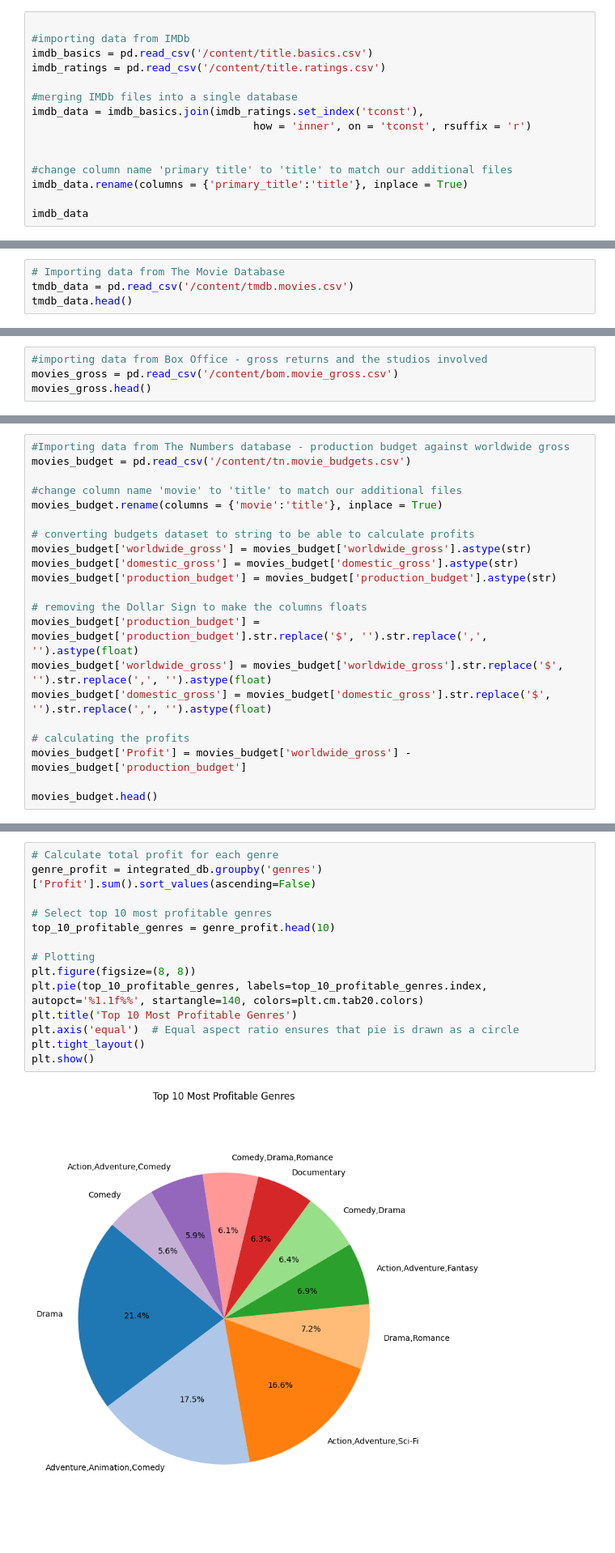
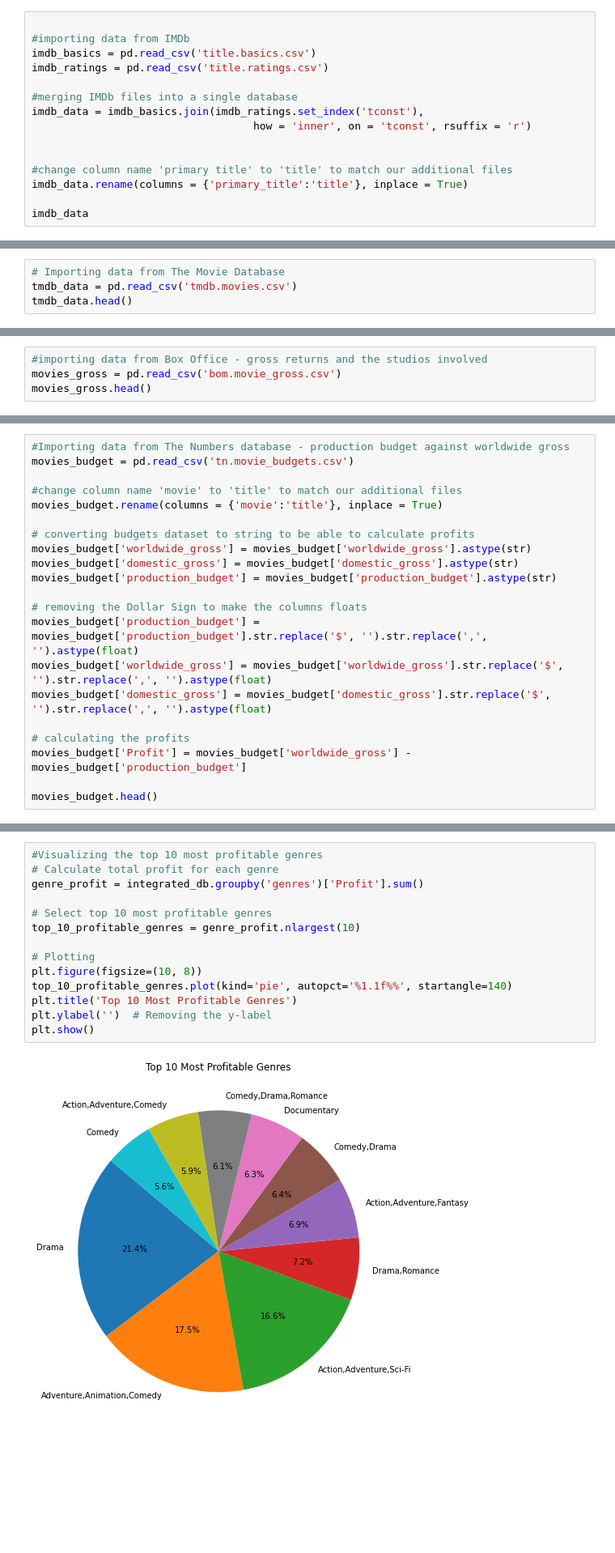
Before and after one commit to Nduta-Karanja/My_endofphase_project_01, a Jupyter notebook: Index.ipynb, the cells around one changed output, grey strips where cells are left out. Shown at 81% size. Saved outputs shown, nothing was run; the diff lists cells and outputs as text; blank space fills up the shorter version.

```diff
--- a/Index.ipynb
+++ b/Index.ipynb
@@ -42,8 +40,8 @@ import seaborn as sns
 # %%
 
 #importing data from IMDb
-imdb_basics = pd.read_csv('/content/title.basics.csv')
-imdb_ratings = pd.read_csv('/content/title.ratings.csv')
+imdb_basics = pd.read_csv('title.basics.csv')
+imdb_ratings = pd.read_csv('title.ratings.csv')
 
 #merging IMDb files into a single database
 imdb_data = imdb_basics.join(imdb_ratings.set_index('tconst'),
@@ -75,7 +73,7 @@ imdb_data.shape
 (73856, 8)
 # %%
 # Importing data from The Movie Database
-tmdb_data = pd.read_csv('/content/tmdb.movies.csv')
+tmdb_data = pd.read_csv('tmdb.movies.csv')
 tmdb_data.head()
 # %% [output]
 |  | Unnamed: 0 | genre_ids | id | original_language | original_title | popularity | release_date | title | ... |
@@ -111,7 +109,7 @@ movie_production_db.shape
 **Financial Data Preparation**
 # %%
 #importing data from Box Office - gross returns and the studios involved
-movies_gross = pd.read_csv('/content/bom.movie_gross.csv')
+movies_gross = pd.read_csv('bom.movie_gross.csv')
 movies_gross.head()
 # %% [output]
 |  | title | studio | domestic_gross | foreign_gross | year |
@@ -127,7 +125,7 @@ movies_gross.shape
 (3387, 5)
 # %%
 #Importing data from The Numbers database - production budget against worldwide gross
-movies_budget = pd.read_csv('/content/tn.movie_budgets.csv')
+movies_budget = pd.read_csv('tn.movie_budgets.csv')
 
 #change column name 'movie' to 'title' to match our additional files
 movies_budget.rename(columns = {'movie':'title'}, inplace = True)
@@ -351,16 +382,16 @@ plt.show()
 # %%
+#Visualizing the top 10 most profitable genres
 # Calculate total profit for each genre
-genre_profit = integrated_db.groupby('genres')['Profit'].sum().sort_values(ascending=False)
+genre_profit = integrated_db.groupby('genres')['Profit'].sum()
 
 # Select top 10 most profitable genres
-top_10_profitable_genres = genre_profit.head(10)
+top_10_profitable_genres = genre_profit.nlargest(10)
 
 # Plotting
-plt.figure(figsize=(8, 8))
-plt.pie(top_10_profitable_genres, labels=top_10_profitable_genres.index, autopct='%1.1f%%', startangle=140, colors=plt.cm.tab20.colors)
+plt.figure(figsize=(10, 8))
+top_10_profitable_genres.plot(kind='pie', autopct='%1.1f%%', startangle=140)
 plt.title('Top 10 Most Profitable Genres')
-plt.axis('equal')  # Equal aspect ratio ensures that pie is drawn as a circle
-plt.tight_layout()
+plt.ylabel('')  # Removing the y-label
 plt.show()
 # %% [output]
-[figure, old version]
+[figure, new version]
```
Also changed, not shown: parts of 25 cells of this notebook, 1 other file.
